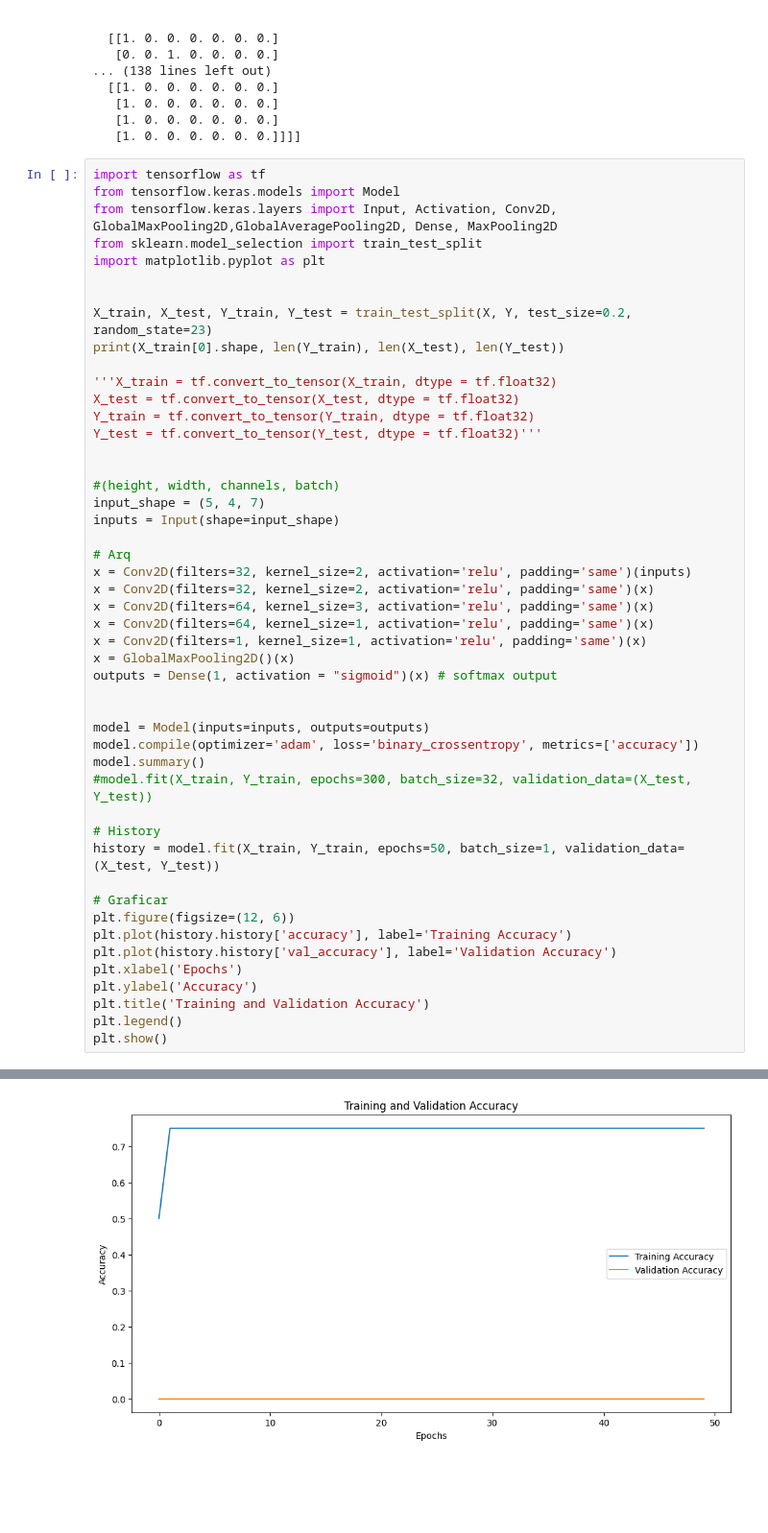
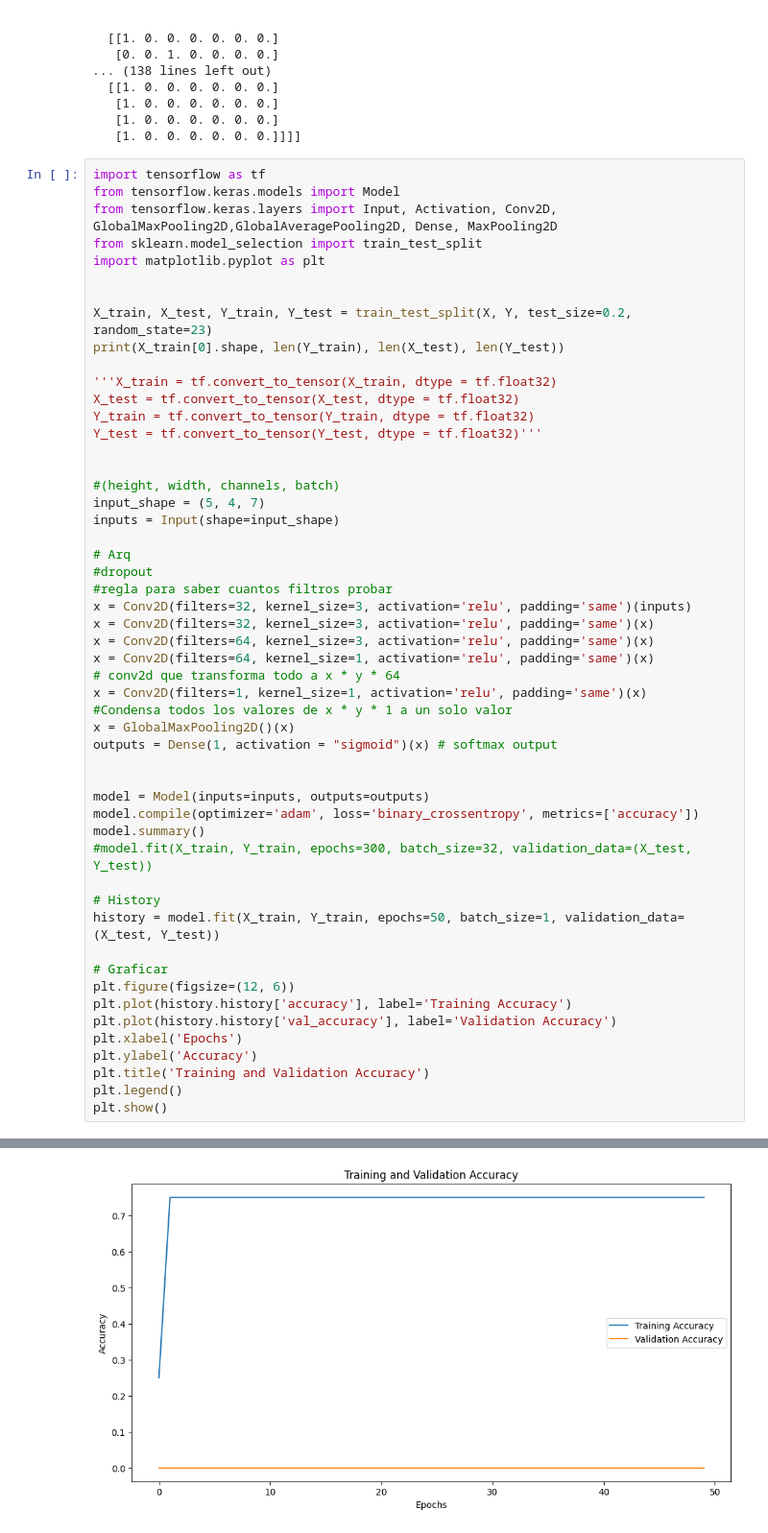
Before and after one commit to hansschaa/CNNSokoSolve, a Jupyter notebook: WWalls/proyecto2W - 2406 noche.ipynb, the cells around one changed output, grey strips where cells are left out. Shown at 96% size. Drawn from its saved outputs; the diff is of its cells as text; blank space fills up the shorter version.

```diff
--- a/WWalls/proyecto2W - 2406 noche.ipynb
+++ b/WWalls/proyecto2W - 2406 noche.ipynb
@@ -113,11 +113,15 @@ input_shape = (5, 4, 7)
 inputs = Input(shape=input_shape)
 
 # Arq
-x = Conv2D(filters=32, kernel_size=2, activation='relu', padding='same')(inputs)
-x = Conv2D(filters=32, kernel_size=2, activation='relu', padding='same')(x)
+#dropout
+#regla para saber cuantos filtros probar
+x = Conv2D(filters=32, kernel_size=3, activation='relu', padding='same')(inputs)
+x = Conv2D(filters=32, kernel_size=3, activation='relu', padding='same')(x)
 x = Conv2D(filters=64, kernel_size=3, activation='relu', padding='same')(x)
 x = Conv2D(filters=64, kernel_size=1, activation='relu', padding='same')(x)
+# conv2d que transforma todo a x * y * 64
 x = Conv2D(filters=1, kernel_size=1, activation='relu', padding='same')(x)
+#Condensa todos los valores de x * y * 1 a un solo valor
 x = GlobalMaxPooling2D()(x)
 outputs = Dense(1, activation = "sigmoid")(x) # softmax output
 
@@ -185 +189 @@ Epoch 50/50
-[figure, old version]
+[figure, new version]
```
Also changed, not shown: parts of 2 cells of this notebook, 1 other file.
